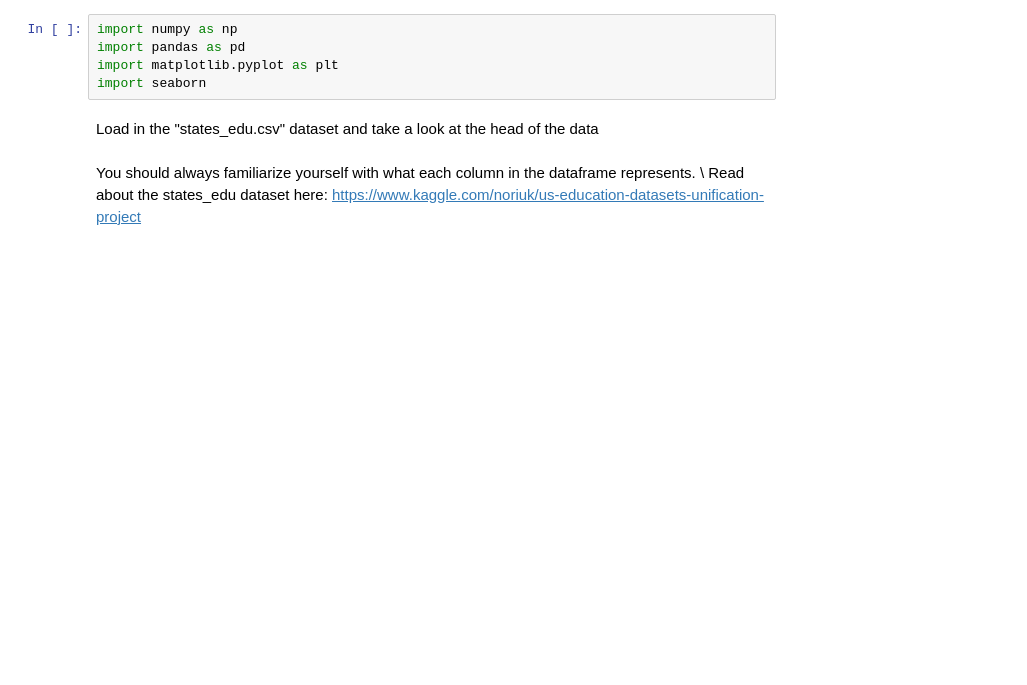
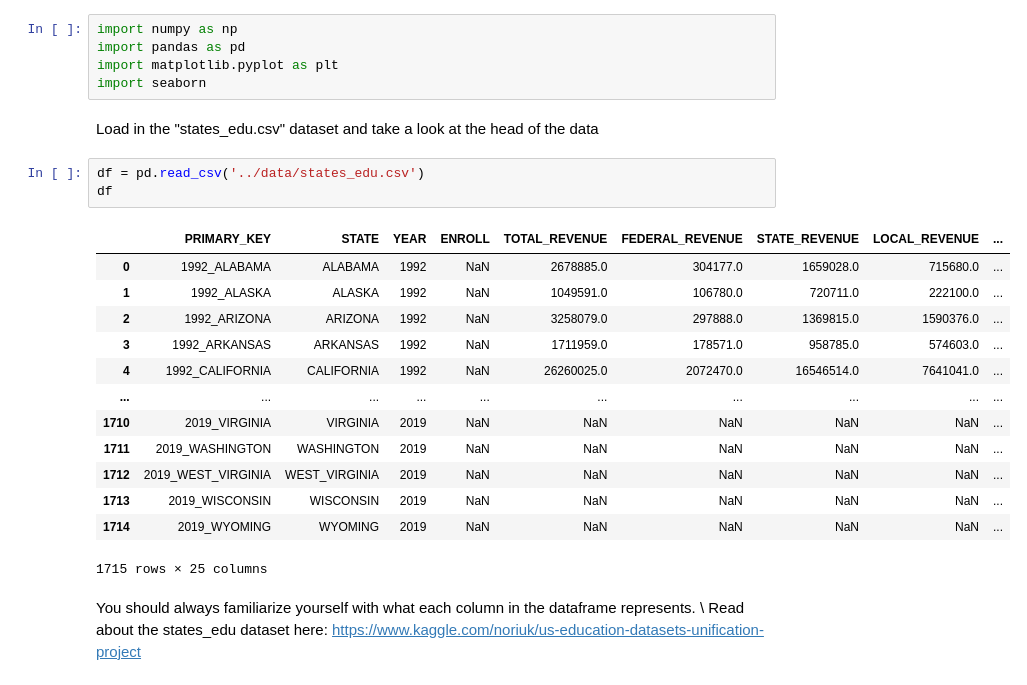
Before and after one commit to abagali1/MDST_Tutorials, a Jupyter notebook: checkpoint2/checkpoint2.ipynb, the cells around one changed output. Saved outputs shown, nothing was run; the diff lists cells and outputs as text; blank space fills up the shorter version.

```diff
--- a/checkpoint2/checkpoint2.ipynb
+++ b/checkpoint2/checkpoint2.ipynb
@@ -37,6 +37,23 @@ import matplotlib.pyplot as plt
 import seaborn
 # %% [markdown]
 Load in the "states_edu.csv" dataset and take a look at the head of the data
+# %%
+df = pd.read_csv('../data/states_edu.csv')
+df
+# %% [output]
+|  | PRIMARY_KEY | STATE | YEAR | ENROLL | TOTAL_REVENUE | FEDERAL_REVENUE | STATE_REVENUE | LOCAL_REVENUE | ... |
+| 0 | 1992_ALABAMA | ALABAMA | 1992 | NaN | 2678885.0 | 304177.0 | 1659028.0 | 715680.0 | ... |
+| 1 | 1992_ALASKA | ALASKA | 1992 | NaN | 1049591.0 | 106780.0 | 720711.0 | 222100.0 | ... |
+| 2 | 1992_ARIZONA | ARIZONA | 1992 | NaN | 3258079.0 | 297888.0 | 1369815.0 | 1590376.0 | ... |
+| 3 | 1992_ARKANSAS | ARKANSAS | 1992 | NaN | 1711959.0 | 178571.0 | 958785.0 | 574603.0 | ... |
+| 4 | 1992_CALIFORNIA | CALIFORNIA | 1992 | NaN | 26260025.0 | 2072470.0 | 16546514.0 | 7641041.0 | ... |
+| ... | ... | ... | ... | ... | ... | ... | ... | ... | ... |
+| 1710 | 2019_VIRGINIA | VIRGINIA | 2019 | NaN | NaN | NaN | NaN | NaN | ... |
+| 1711 | 2019_WASHINGTON | WASHINGTON | 2019 | NaN | NaN | NaN | NaN | NaN | ... |
+| 1712 | 2019_WEST_VIRGINIA | WEST_VIRGINIA | 2019 | NaN | NaN | NaN | NaN | NaN | ... |
+| 1713 | 2019_WISCONSIN | WISCONSIN | 2019 | NaN | NaN | NaN | NaN | NaN | ... |
+| 1714 | 2019_WYOMING | WYOMING | 2019 | NaN | NaN | NaN | NaN | NaN | ... |
+1715 rows × 25 columns
 # %% [markdown]
 You should always familiarize yourself with what each column in the dataframe represents. \ Read about the states_edu dataset here: https://www.kaggle.com/noriuk/us-education-datasets-unification-project
 # %% [markdown]
```
Also changed, not shown: parts of 7 cells of this notebook, 1 other file.
